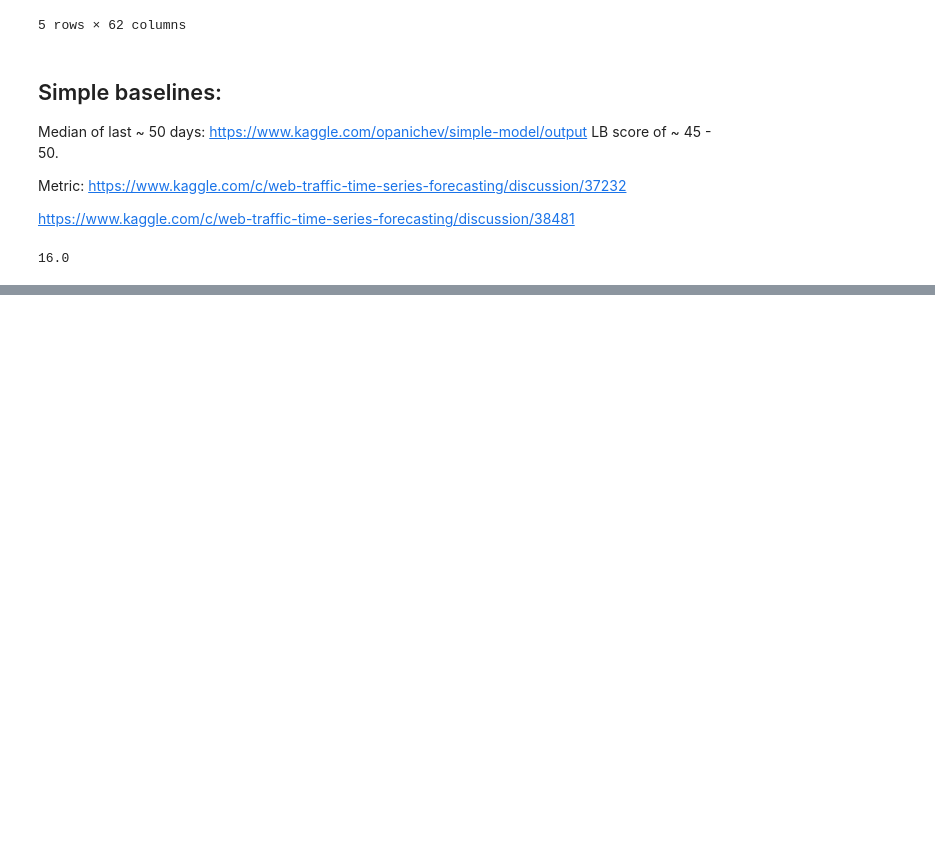
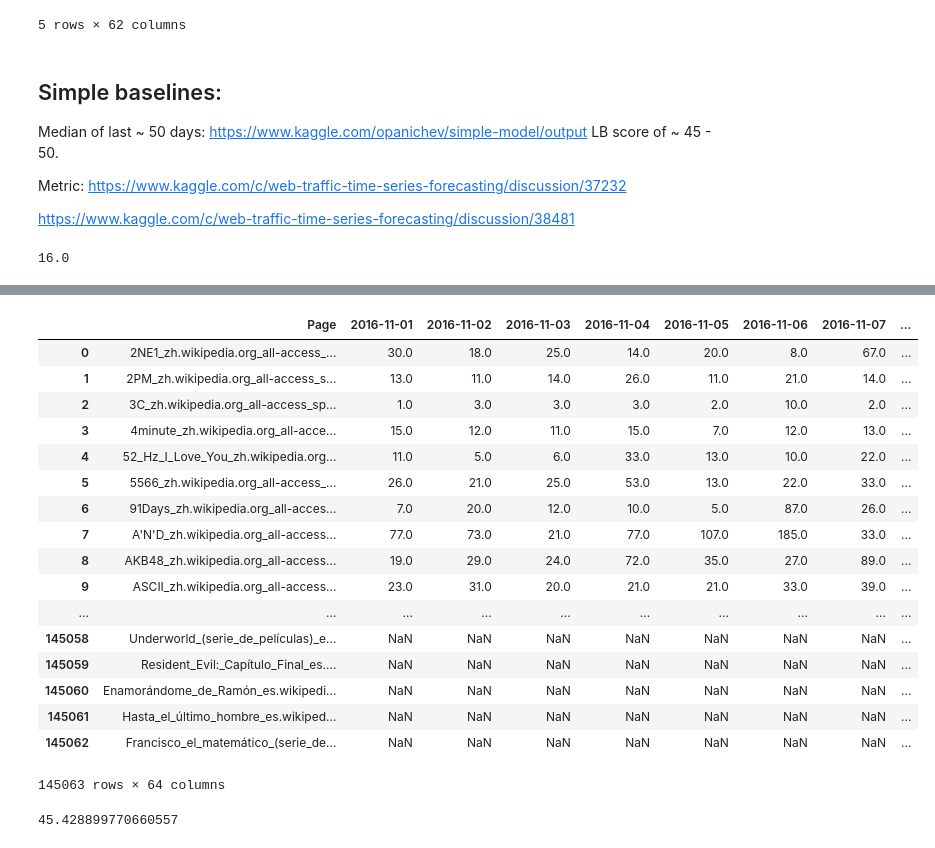
Before and after one commit to DBCerigo/kaggle-wiki, a Jupyter notebook: hooker/baseline_val.ipynb, the cells around one changed output, grey strips where cells are left out. Drawn from its saved outputs; the diff is of its cells as text; code cells hidden in the pictures; blank space fills up the shorter version.

Commit message:
generate median preds csv

```diff
--- a/hooker/baseline_val.ipynb
+++ b/hooker/baseline_val.ipynb
@@ -75,13 +75,12 @@ def val_smape(true, pred):
     denom = (np.abs(true) + np.abs(pred)).reshape(-1)
     smape = np.nan_to_num(diff[nonna_inds] / denom[nonna_inds]) # replace nans in case of div by 0
     return np.mean(smape) * 200
-
 # doesn't ignore nans in the validation set
-def fast_smape(true, pred):
+def fast_smape(true, pred, axis=None):
 #     true = np.nan_to_num(true)
     raw_smape = np.abs(true - pred) / (np.abs(true) + np.abs(pred))
     kaggle_smape = np.nan_to_num(raw_smape)
-    return np.mean(kaggle_smape) * 200
+    return np.mean(kaggle_smape, axis=axis) * 200
 # %%
 true_vals = val.drop('Page', axis=1).values
 true_vals.shape
@@ -109,0 +109,3 @@ visits_mean :    64.23
+# %%
+val['median_pred'] = res_dict['visits_nanmed49']
+val['median_smape'] = fast_smape(true_vals, res_dict['visits_nanmed49'], axis=1)
@@ -109,0 +122,21 @@ visits_mean :    64.23
+# %%
+val
+# %% [output]
+|  | Page | 2016-11-01 | 2016-11-02 | 2016-11-03 | 2016-11-04 | 2016-11-05 | 2016-11-06 | 2016-11-07 | ... |
+| 0 | 2NE1_zh.wikipedia.org_all-access_... | 30.0 | 18.0 | 25.0 | 14.0 | 20.0 | 8.0 | 67.0 | ... |
+| 1 | 2PM_zh.wikipedia.org_all-access_s... | 13.0 | 11.0 | 14.0 | 26.0 | 11.0 | 21.0 | 14.0 | ... |
+| 2 | 3C_zh.wikipedia.org_all-access_sp... | 1.0 | 3.0 | 3.0 | 3.0 | 2.0 | 10.0 | 2.0 | ... |
+| 3 | 4minute_zh.wikipedia.org_all-acce... | 15.0 | 12.0 | 11.0 | 15.0 | 7.0 | 12.0 | 13.0 | ... |
+| 4 | 52_Hz_I_Love_You_zh.wikipedia.org... | 11.0 | 5.0 | 6.0 | 33.0 | 13.0 | 10.0 | 22.0 | ... |
+| 5 | 5566_zh.wikipedia.org_all-access_... | 26.0 | 21.0 | 25.0 | 53.0 | 13.0 | 22.0 | 33.0 | ... |
+| 6 | 91Days_zh.wikipedia.org_all-acces... | 7.0 | 20.0 | 12.0 | 10.0 | 5.0 | 87.0 | 26.0 | ... |
+| 7 | A'N'D_zh.wikipedia.org_all-access... | 77.0 | 73.0 | 21.0 | 77.0 | 107.0 | 185.0 | 33.0 | ... |
+| 8 | AKB48_zh.wikipedia.org_all-access... | 19.0 | 29.0 | 24.0 | 72.0 | 35.0 | 27.0 | 89.0 | ... |
+| 9 | ASCII_zh.wikipedia.org_all-access... | 23.0 | 31.0 | 20.0 | 21.0 | 21.0 | 33.0 | 39.0 | ... |
+| ... | ... | ... | ... | ... | ... | ... | ... | ... | ... |
+| 145058 | Underworld_(serie_de_películas)_e... | NaN | NaN | NaN | NaN | NaN | NaN | NaN | ... |
+| 145059 | Resident_Evil:_Capítulo_Final_es.... | NaN | NaN | NaN | NaN | NaN | NaN | NaN | ... |
+| 145060 | Enamorándome_de_Ramón_es.wikipedi... | NaN | NaN | NaN | NaN | NaN | NaN | NaN | ... |
+| 145061 | Hasta_el_último_hombre_es.wikiped... | NaN | NaN | NaN | NaN | NaN | NaN | NaN | ... |
+| 145062 | Francisco_el_matemático_(serie_de... | NaN | NaN | NaN | NaN | NaN | NaN | NaN | ... |
+145063 rows × 64 columns
@@ -109,0 +146,4 @@ visits_mean :    64.23
+# %%
+val['median_smape'].mean()
+# %% [output]
+45.428899770660557
```
Also changed, not shown: parts of 5 cells of this notebook, 1 other file.
